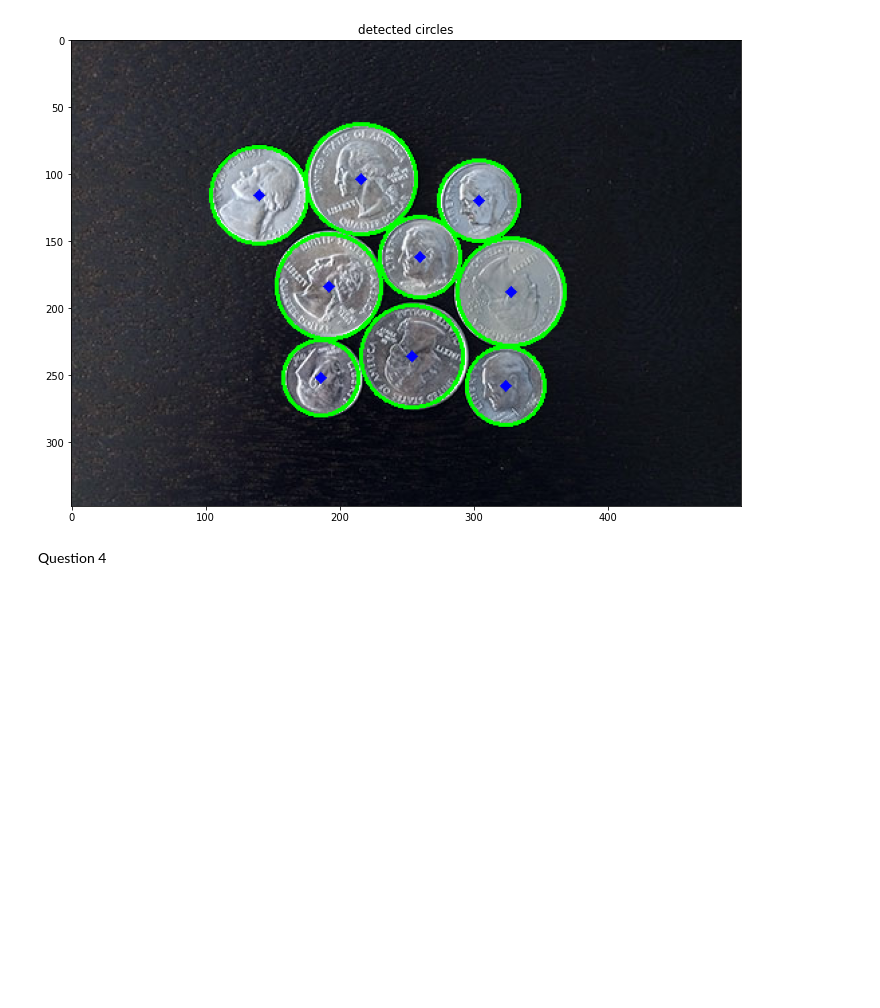
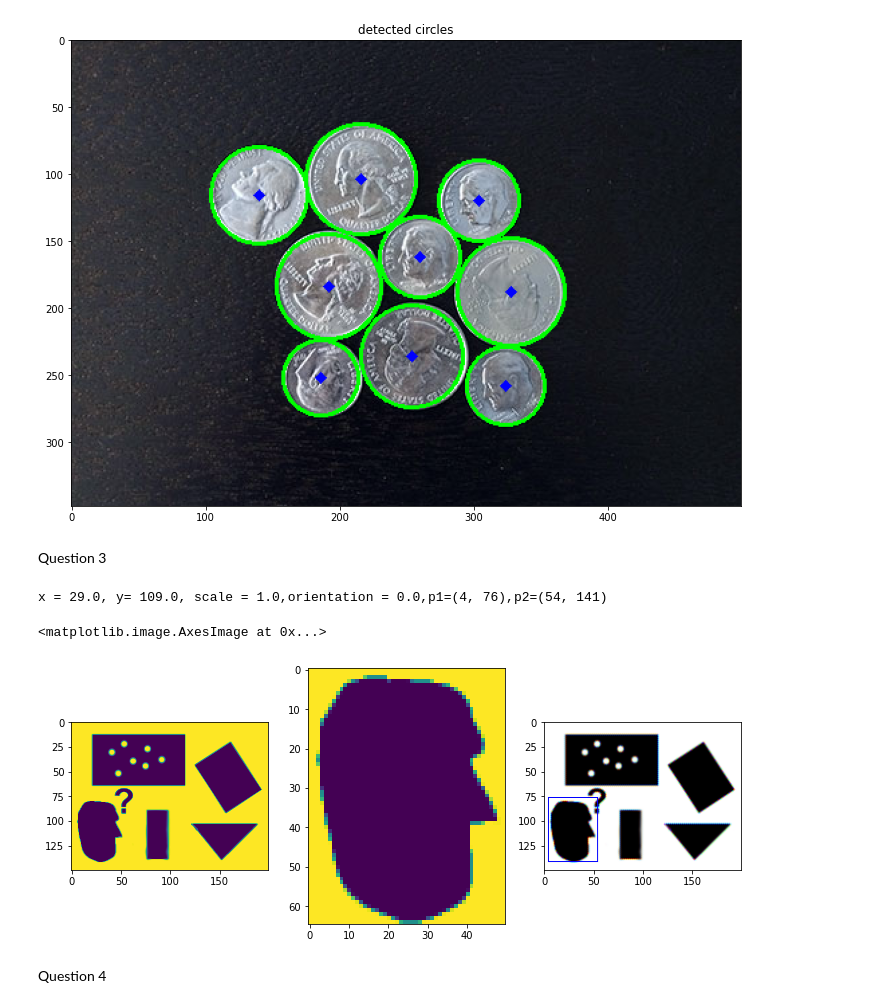
Before and after one commit to dulmi-99/Image-Processing-and-Machine-Vision, a Jupyter notebook: Exercises/Exercise 6/190107T_Exercise_6.ipynb, the cells around one changed output. Drawn from its saved outputs; the diff is of its cells as text; code cells hidden in the pictures; blank space fills up the shorter version.

Commit message:
Question 3

```diff
--- a/Exercises/Exercise 6/190107T_Exercise_6.ipynb
+++ b/Exercises/Exercise 6/190107T_Exercise_6.ipynb
@@ -69,38 +71,50 @@ ax.set_title("detected circles")
 # %% [output]
 Text(0.5, 1.0, 'detected circles')
 [figure]
+# %% [markdown]
+Question 3
 # %%
 import cv2 as cv
 import matplotlib.pyplot as plt
 import numpy as np
 %matplotlib inline
 
-img=cv.imread(r'pic1.jpg',cv.IMREAD_REDUCED_GRAYSCALE_2)
+img=cv.imread(r'pic1.png',cv.IMREAD_REDUCED_GRAYSCALE_2)
 assert img is not None
-temp=cv.imread(r'templ.jpg',cv.IMREAD_REDUCED_GRAYSCALE_2)
+temp=cv.imread(r'templ.png',cv.IMREAD_REDUCED_GRAYSCALE_2)
 assert temp is not None
 
 im_edges=cv.Canny(img,50,250)
 temp_edges=cv.Canny(temp,50,250)
 alg=cv.createGeneralizedHoughGuil()
 alg.setTemplate(temp_edges)
 alg.setAngleThresh(100000)
 alg.setScaleThresh(40000)
 alg.setPosThresh(1000)
 alg.setAngleStep(1)
 alg.setScaleStep(0.1)
 alg.setMinScale(0.9)
 alg.setMaxScale(1.1)
 
 positions,votes=alg.detect(im_edges)
 
 out=cv.cvtColor(img,cv.COLOR_BAYER_BG2BGR)
 for x,y,scale,orientation in positions[0]:
     halfHeight=temp.shape[0]/2.0*scale
     halfWidth=temp.shape[1]/2.0*scale
     p1=(int(x-halfWidth),int(y-halfHeight))
     p2=(int(x+halfWidth),int(y+halfHeight))
-    print('x = {}, y= {}, scale = {}')
+    print('x = {}, y= {}, scale = {},orientation = {},p1={},p2={}'.format(x,y,scale,orientation,p1,p2))
+    cv.rectangle(out,p1,p2,(0,0,255))
+
+fig,ax=plt.subplots(1,3,figsize=(12,20))
+ax[0].imshow(img)
+ax[1].imshow(temp)
+ax[2].imshow(out)
+# %% [output]
+x = 29.0, y= 109.0, scale = 1.0,orientation = 0.0,p1=(4, 76),p2=(54, 141)
+<matplotlib.image.AxesImage at 0x...>
+[figure, added]
 # %% [markdown]
 Question 4
 # %%
```
Also changed, not shown: parts of 1 cell of this notebook.
